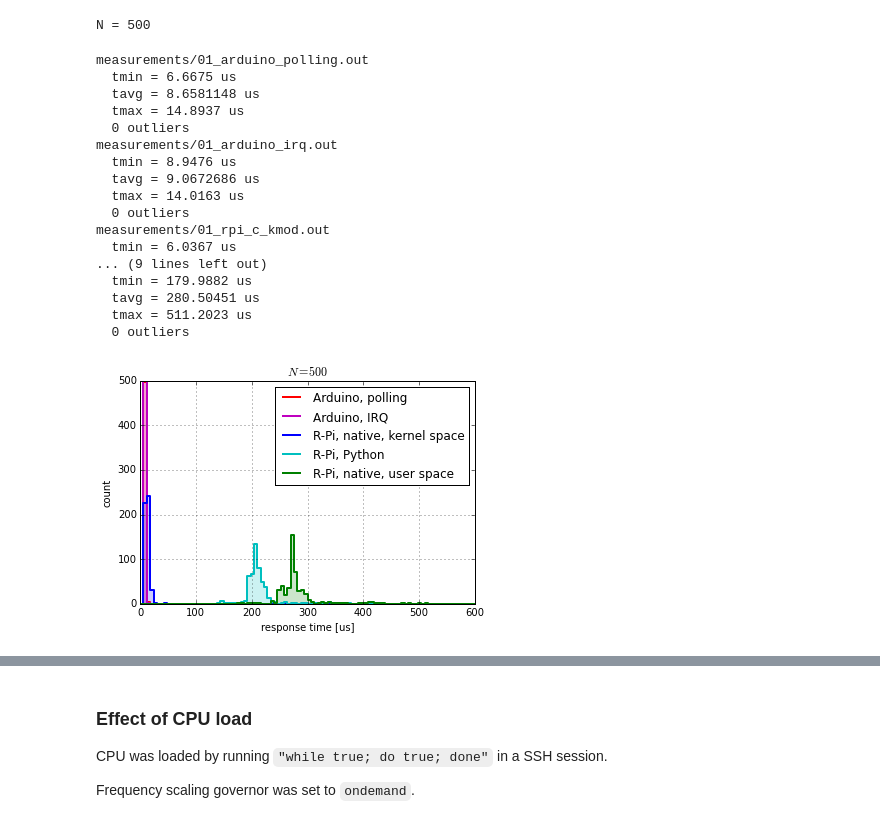
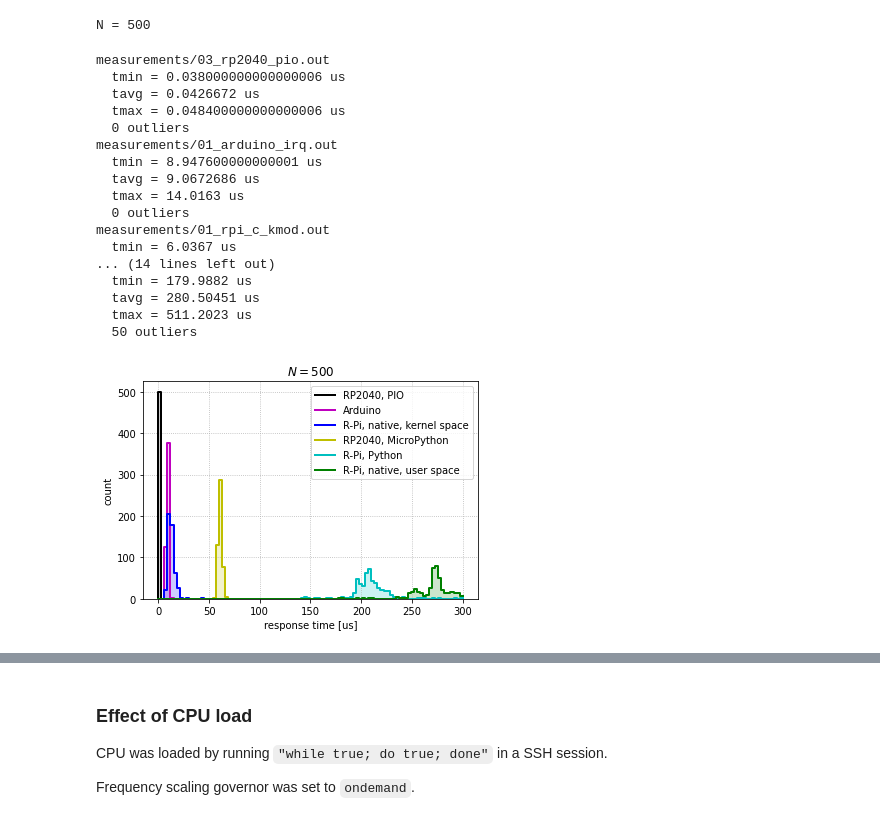
Before and after one commit to avian2/interrupt-response-times, a Jupyter notebook: Interrupt response times.ipynb, the cells around one changed output, grey strips where cells are left out. Saved outputs shown, nothing was run; the diff lists cells and outputs as text; code cells hidden in the pictures.

```diff
--- a/Interrupt response times.ipynb
+++ b/Interrupt response times.ipynb
@@ -56,25 +63,26 @@ print "N =", N
 # %% [output]
 N = 500
 # %%
-def analyze_plot(path, label, rang, k, ls='solid'):
-    print path
+def analyze_plot(path, label, rang, k, ls='solid', tk=1e6):
+    print(path)
 
     data = loadtxt(path)
 
-    t = data[:,1]*1e6
+    t = data[:N,1]*1e6
+    t1 = t/1e6*tk
 
-    print "  tmin =", min(t), "us"
-    print "  tavg =", mean(t), "us"
-    print "  tmax =", max(t), "us"
+    print("  tmin =", min(t), "us")
+    print("  tavg =", mean(t), "us")
+    print("  tmax =", max(t), "us")
 
     noutliers = sum(t < rang[0]) + sum(t > rang[1])
-    print "  %d outliers" % (noutliers,)
+    print("  %d outliers" % (noutliers,))
 
-    h, e = histogram(t, bins=100, range=rang)
+    h, e = histogram(t1, bins=100, range=rang)
 
     x = (e[:-1] + e[1:])/2.
-    step(e, [0] + list(h), color=k, label=label, lw=2, ls=ls)
-    bar(e[:-1], h, width=(x[1]-x[0]), color=k, lw=0, alpha=0.2)
+    step(e, [0] + list(h), color=k, label=label, lw=2, linestyle=ls)
+    bar(x, h, width=(x[1]-x[0]), color=k, lw=0, alpha=0.2)
 
 def analyze(path, titl, rang, k):
 
@@ -84,36 +92,39 @@ def analyze(path, titl, rang, k):
     xlabel("response time $t$ [us]")
     grid()
 # %%
-r = (0,600.)
-analyze_plot("measurements/01_arduino_polling.out", "Arduino, polling", r, 'r')
-analyze_plot("measurements/01_arduino_irq.out", "Arduino, IRQ", r, 'm')
+r = (0,300.)
+#analyze_plot("measurements/01_arduino_polling.out", "Arduino, polling", r, 'r')
+#analyze_plot("measurements/01_arduino_irq.out", "Arduino, IRQ", r, 'm')
+analyze_plot("measurements/03_rp2040_pio.out", "RP2040, PIO", r, 'k')
+analyze_plot("measurements/01_arduino_irq.out", "Arduino", r, 'm')
 analyze_plot("measurements/01_rpi_c_kmod.out", "R-Pi, native, kernel space", r, 'b')
+analyze_plot("measurements/03_rp2040_python.out", "RP2040, MicroPython", r, 'y')
 analyze_plot("measurements/01_rpi_python.out", "R-Pi, Python", r, 'c')
 analyze_plot("measurements/01_rpi_c_userspace.out", "R-Pi, native, user space", r, 'g')
 legend(loc="upper right")
 title("$N = %d$" % (N,))
 ylabel("count")
 xlabel("response time [us]")
-grid()
+grid(ls=':')
 
-savefig("figout/histogram.png", bbox_inches='tight')
+#savefig("figout/histogram.png", bbox_inches='tight', dpi=300)
 # %% [output]
-measurements/01_arduino_polling.out
-  tmin = 6.6675 us
-  tavg = 8.6581148 us
-  tmax = 14.8937 us
+measurements/03_rp2040_pio.out
+  tmin = 0.038000000000000006 us
+  tavg = 0.0426672 us
+  tmax = 0.048400000000000006 us
   0 outliers
 measurements/01_arduino_irq.out
-  tmin = 8.9476 us
+  tmin = 8.947600000000001 us
   tavg = 9.0672686 us
   tmax = 14.0163 us
   0 outliers
 measurements/01_rpi_c_kmod.out
   tmin = 6.0367 us
-... (9 lines left out)
+... (14 lines left out)
   tmin = 179.9882 us
   tavg = 280.50451 us
   tmax = 511.2023 us
-  0 outliers
+  50 outliers
-[figure, old version]
+[figure, new version]
 # %%
```
Also changed, not shown: parts of 13 cells of this notebook, 1 other file.
